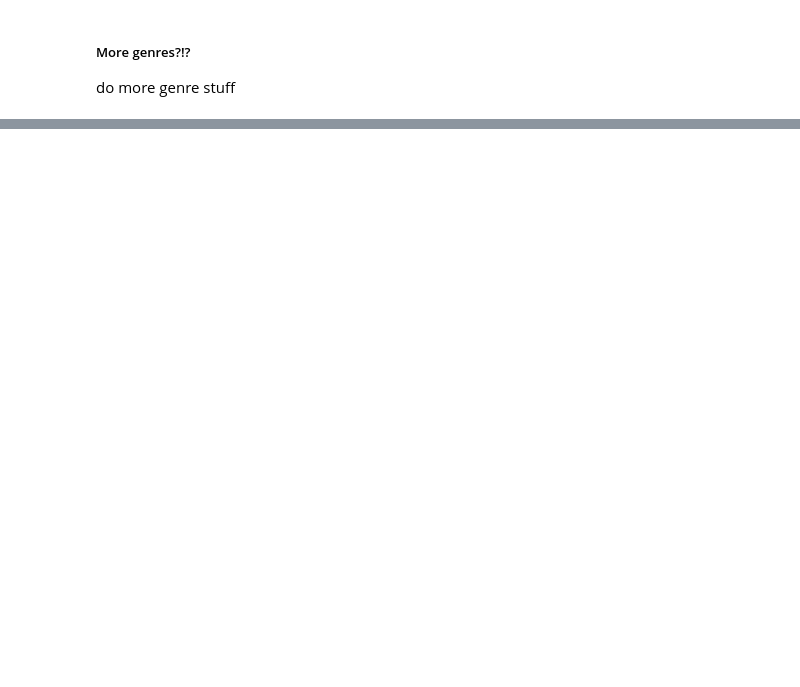
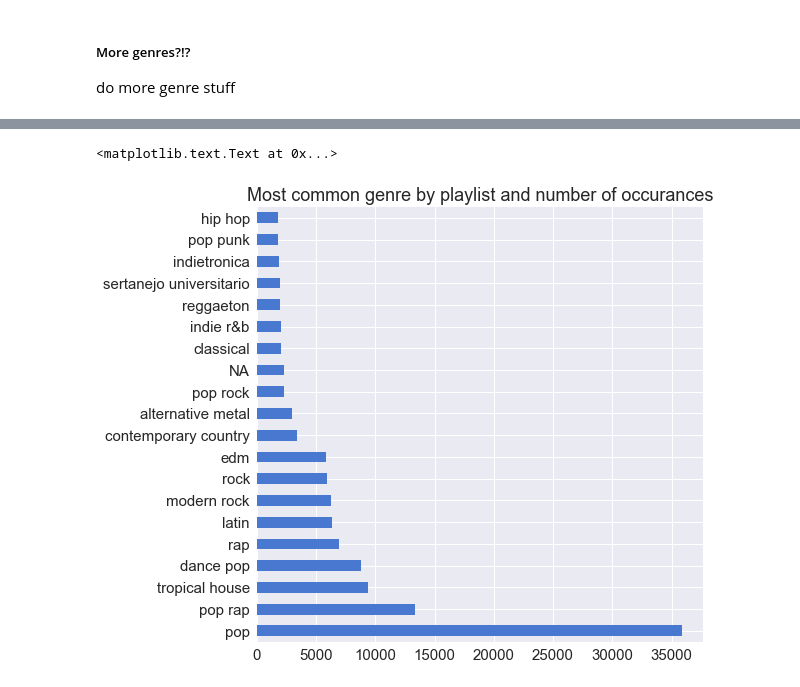
Before and after one commit to ac209-project/ac209-project, a Jupyter notebook: cs109a_final_project.ipynb, the cells around one changed output, grey strips where cells are left out. Saved outputs shown, nothing was run; the diff lists cells and outputs as text; code cells hidden in the pictures; blank space fills up the shorter version.

```diff
--- a/cs109a_final_project.ipynb
+++ b/cs109a_final_project.ipynb
@@ -261,0 +290,7 @@ Index(['trk_added_at', 'art_name', 'trk_duration', 'explicit', 'trk_id',
+# %%
+fig, ax = plt.subplots(figsize=(8,8))
+df_full['mode_genre'].value_counts()[:20].plot(kind='barh',color='b',ax=ax)
+ax.set_title('Most common genre by playlist and number of occurances')
+# %% [output]
+<matplotlib.text.Text at 0x...>
+[figure, added]
```
Also changed, not shown: parts of 17 cells of this notebook, 6 other files.
